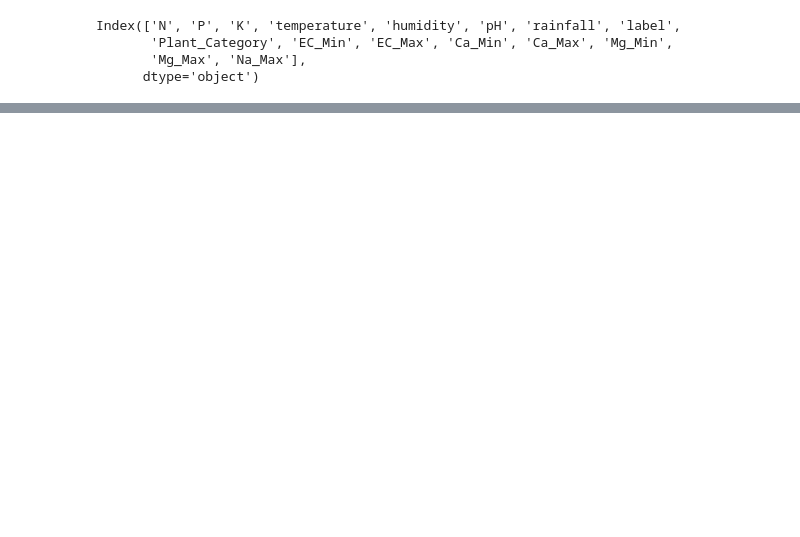
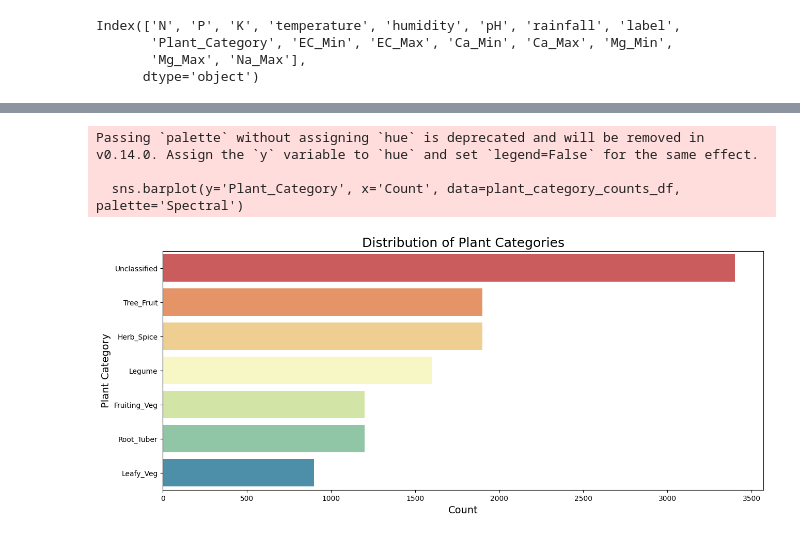
Before and after one commit to MostafaDEShmed/Graduation_Project, a Jupyter notebook: Graduation_Project.ipynb, the cells around one changed output, grey strips where cells are left out. Saved outputs shown, nothing was run; the diff lists cells and outputs as text; code cells hidden in the pictures; blank space fills up the shorter version.

```diff
--- a/Graduation_Project.ipynb
+++ b/Graduation_Project.ipynb
@@ -260,0 +382,25 @@ Na_Max       13100.0   0.0  1.0 -1.64 -0.40 -0.40  0.85  2.09
+# %%
+plt.figure(figsize=(15, 6))
+
+# Identify the one-hot encoded Plant_Category columns
+plant_category_cols = [col for col in df.columns if col.startswith('Plant_Category_')]
+
+# Calculate the counts for each plant category from the one-hot encoded columns
+plant_category_counts = df[plant_category_cols].sum().sort_values(ascending=False)
+
+plant_category_counts_df = plant_category_counts.reset_index()
+plant_category_counts_df.columns = ['Plant_Category_Encoded', 'Count']
+plant_category_counts_df['Plant_Category'] = plant_category_counts_df['Plant_Category_Encoded'].str.replace('Plant_Category_', '')
+
+
+sns.barplot(y='Plant_Category', x='Count', data=plant_category_counts_df, palette='Spectral')
+
+plt.title('Distribution of Plant Categories', fontsize=18)
+plt.xlabel('Count', fontsize=14)
+plt.ylabel('Plant Category', fontsize=14)
+plt.show()
+# %% [output]
+Passing `palette` without assigning `hue` is deprecated and will be removed in v0.14.0. Assign the `y` variable to `hue` and set `legend=False` for the same effect.
+
+  sns.barplot(y='Plant_Category', x='Count', data=plant_category_counts_df, palette='Spectral')
+[figure, added]
```
Also changed, not shown: parts of 18 cells of this notebook.
